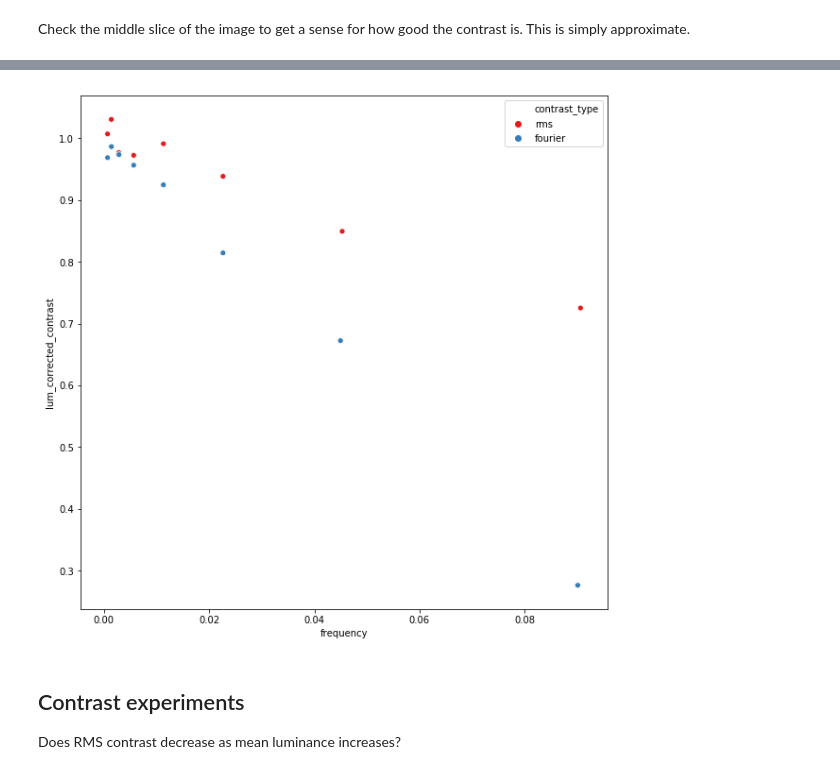
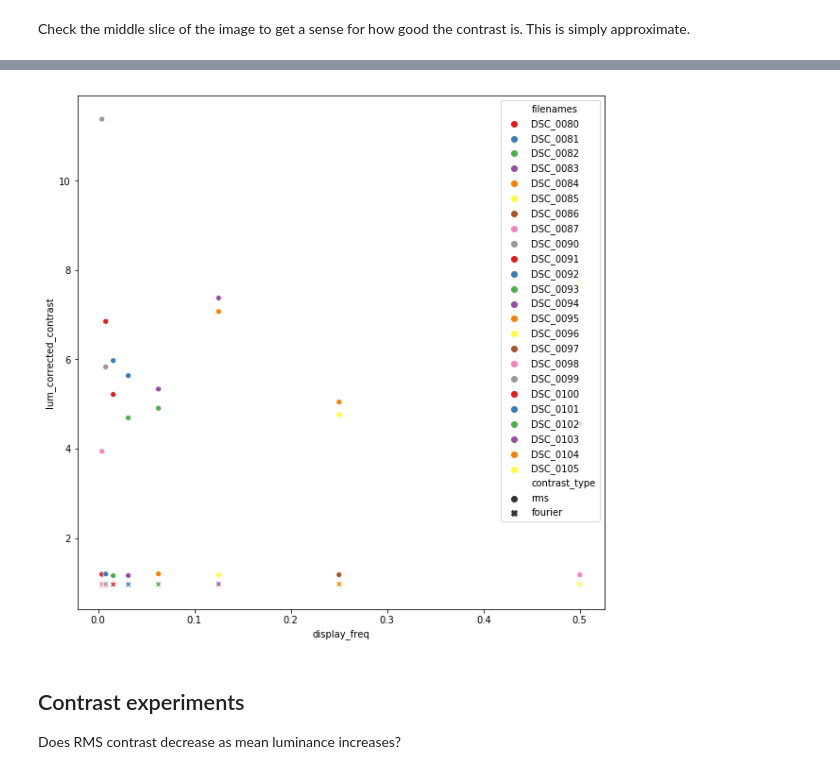
Before and after one commit to WinawerLab/spatial-calibration, a Jupyter notebook: MTF.ipynb, the cells around one changed output, grey strips where cells are left out. Saved outputs shown, nothing was run; the diff lists cells and outputs as text; code cells hidden in the pictures.

```diff
--- a/MTF.ipynb
+++ b/MTF.ipynb
@@ -212,10 +220,10 @@ array([  1,   2,   4,   8,  16,  32,  64, 128])
 # %%
 fig, ax = plt.subplots(1,1, figsize=(10,10))
-sns.scatterplot('frequency', 'lum_corrected_contrast', 'contrast_type', data=df[(df.preprocess_type=='dcraw_ahd_demosaic')&(df.grating_type=='grating')], legend='full', palette='Set1')
+sns.scatterplot('display_freq', 'lum_corrected_contrast', 'filenames', 'contrast_type', data=df[(df.preprocess_type=='no_demosaic')&(df.grating_type=='grating')], legend='full', palette='Set1')
 # ax.set_xscale('log')
 fig.savefig('mtf.png')
 # %% [output]
-[figure, old version]
+[figure, new version]
 # %% [markdown]
 ## Contrast experiments
 
```
Also changed, not shown: parts of 12 cells of this notebook.
